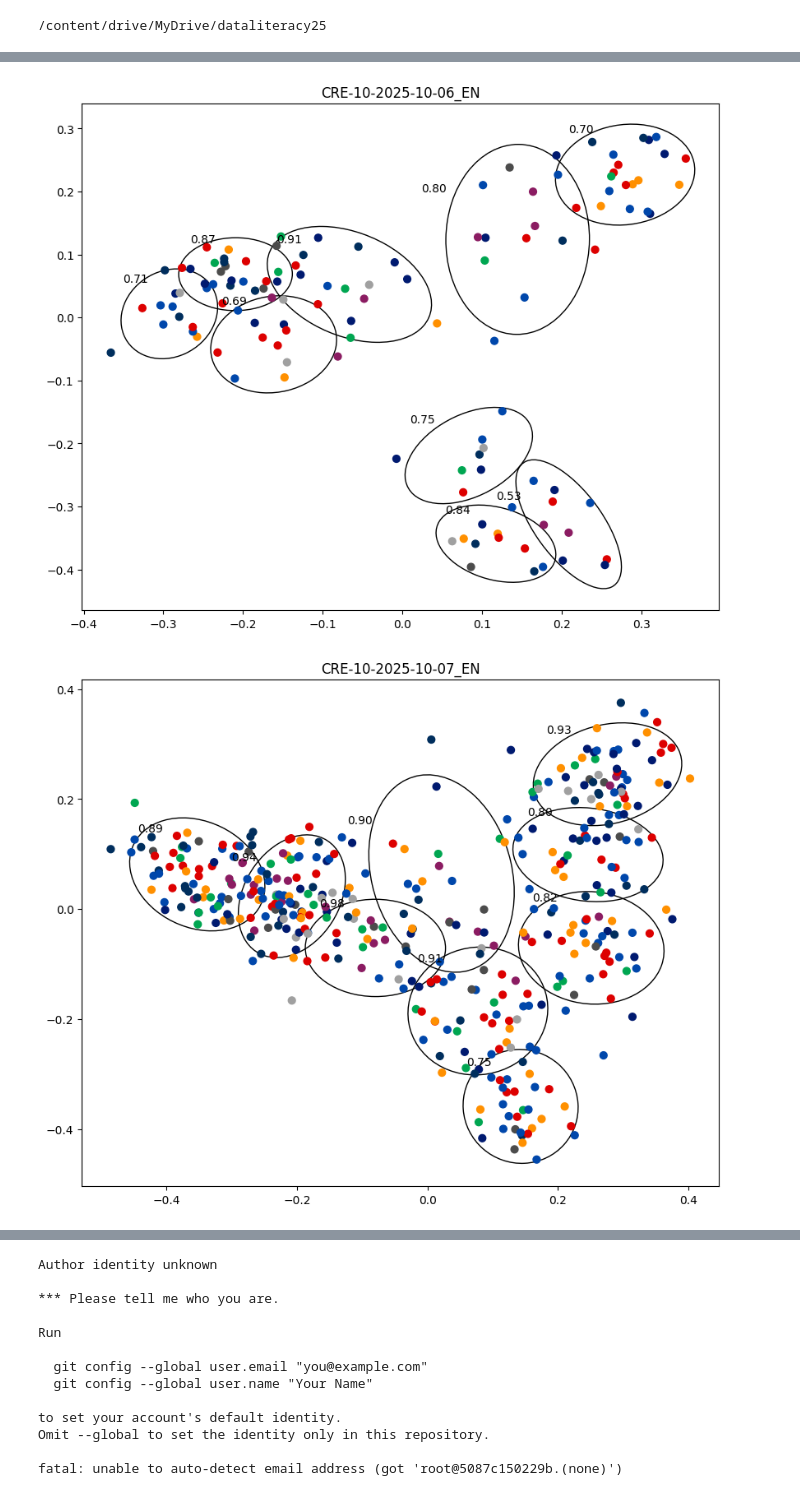
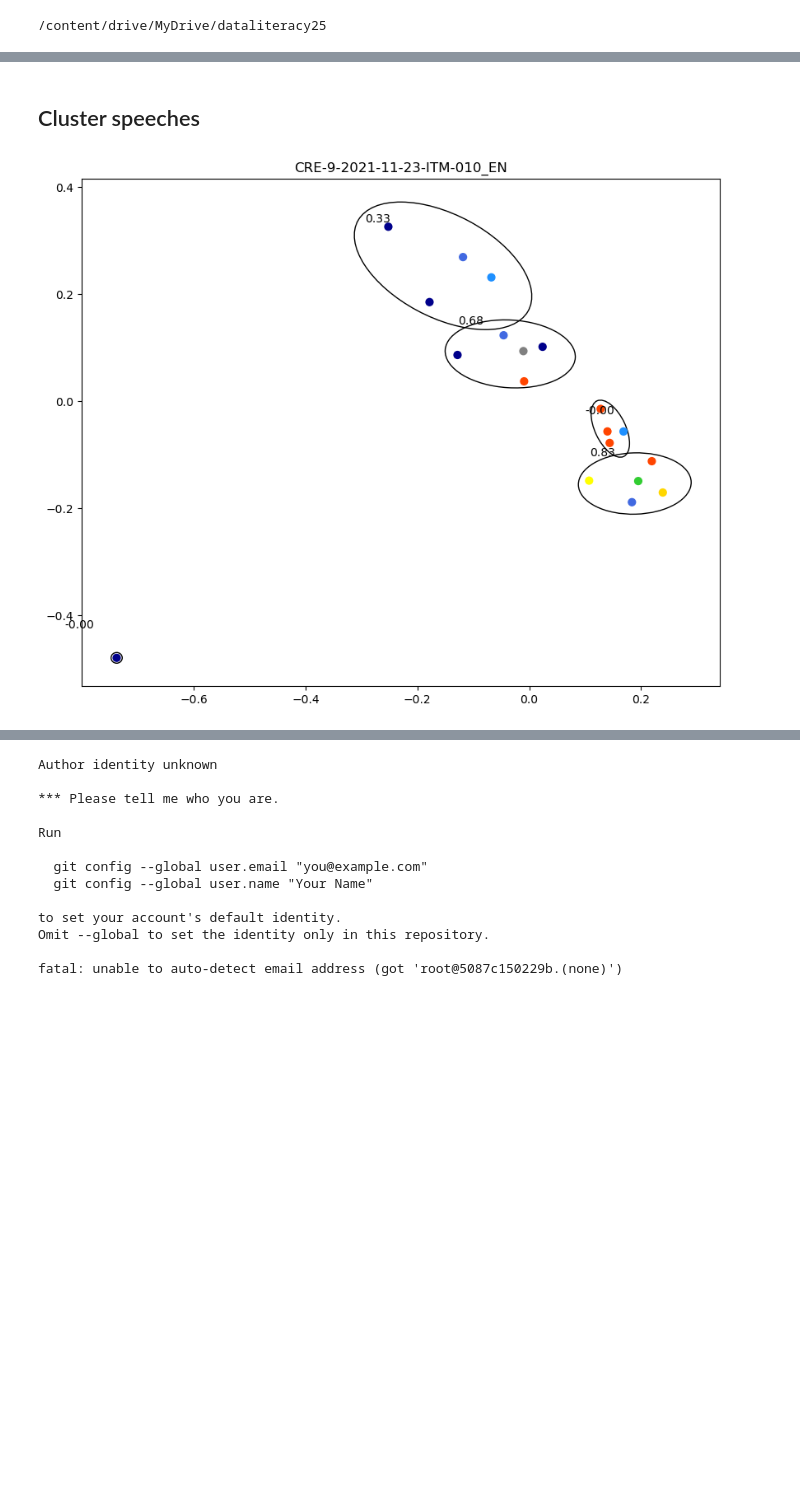
Before and after one commit to derkleinejakob/dataliteracy25, a Jupyter notebook: process_speeches.ipynb, the cells around one changed output, grey strips where cells are left out. Drawn from its saved outputs; the diff is of its cells as text; code cells hidden in the pictures; blank space fills up the shorter version.

Commit message:
redid plot for initial test

```diff
--- a/process_speeches.ipynb
+++ b/process_speeches.ipynb
@@ -100,6 +105,8 @@ for root, dirs, files in os.walk("data/csv/10"):
         embeddings = embedd_speech(speeches_capped.to_list())
 
         np.save(f"data/embeddings/10/{f.replace(".csv", ".npy")}", embeddings)
+# %% [markdown]
+## Cluster speeches
 # %%
 import seaborn as sns
 import matplotlib.pylab as plt
@@ -108,8 +115,10 @@ from sklearn.cluster import KMeans
 import matplotlib.pyplot as plt
 import json
 
-color_map = json.load(open("data/map_groups_color.json"))
-os.makedirs("data/plots/10", exist_ok=True)
+PARLIAMENT_CYLCE = 9
+
+color_map = json.load(open(f"data/party_maps/colors_{PARLIAMENT_CYLCE}.json"))
+os.makedirs(f"data/plots/{PARLIAMENT_CYLCE}", exist_ok=True)
 
 def reduce_and_cluster(embeddings, n_components=2, n_clusters=9):
   pca = PCA(n_components=n_components)
@@ -122,7 +131,7 @@ def reduce_and_cluster(embeddings, n_components=2, n_clusters=9):
 
 import numpy as np
 import matplotlib.pyplot as plt
-from matplotlib.patches import Ellipse
+from matplotlib.patches import Ellipse, Circle
 
 def plot_cluster_ellipses(X, labels, cluster_names, ax):
     # plot an ellipse around each cluster; chatgpt generated, naturally
@@ -132,17 +141,21 @@ def plot_cluster_ellipses(X, labels, cluster_names, ax):
         mean = cluster_points.mean(axis=0)
         cov = np.cov(cluster_points, rowvar=False)
 
-        # Eigen-decomposition for ellipse axes
-        vals, vecs = np.linalg.eigh(cov)
-        order = vals.argsort()[::-1]
-        vals, vecs = vals[order], vecs[:, order]
+        if len(cluster_points) == 1:
+          patch = Circle(mean, 0.01, fill=False, color="black")
+          # cluster is only 1 point => draw circle
+        else:
+          # Eigen-decomposition for ellipse axes
+          vals, vecs = np.linalg.eigh(cov)
+          order = vals.argsort()[::-1]
+          vals, vecs = vals[order], vecs[:, order]
 
-        theta = np.degrees(np.arctan2(*vecs[:,0][::-1]))
-        width, height = 2 * np.sqrt(vals) * 2  # scale factor for visibility
+          theta = np.degrees(np.arctan2(*vecs[:,0][::-1]))
+          width, height = 2 * np.sqrt(vals) * 2  # scale factor for visibility
 
-        ellipse = Ellipse(xy=mean, width=width, height=height,
-                          angle=theta, edgecolor='black', fc='none', lw=1)
-        ax.add_patch(ellipse)
+          patch = Ellipse(xy=mean, width=width, height=height,
+                            angle=theta, edgecolor='black', fc='none', lw=1)
+        ax.add_patch(patch)
 
         if cluster_names is not None:
           # Compute label position: top-left corner of ellipse
@@ -160,42 +173,44 @@ def plot_clusters(title, reduced, labels, parties, cluster_names, filename):
   ax.scatter(reduced[:,0], reduced[:,1], c=colors, s=40)
 
   # plt.legend(*scatter.legend_elements(), title="Cluster")
-  plt.savefig(f"data/plots/10/{filename}")
+  plt.savefig(f"data/plots/{PARLIAMENT_CYLCE}/{filename}")
 # %%
 def cluster_noise(row):
     # calculate entropy per cluster (chatgpt generated lol)
     values = row[1:].values
     probs = values / values.sum() if values.sum() > 0 else np.zeros_like(values)
     entropy = -np.sum([p * np.log(p) for p in probs if p > 0])
     norm_entropy = entropy / np.log(len(probs))
     return norm_entropy
 
 def noise_per_cluster(df, column):
     # one hot encode column (party / party orientation)
     column_one_hot = pd.get_dummies(df[column])
     df = df.join(column_one_hot)
     df = df.groupby("cluster").sum()
 
     noise_per_cluster = df[[*column_one_hot.columns]].apply(cluster_noise, axis=1)
     return noise_per_cluster
 
-orientation_map = json.load(open("data/map_groups_orientation.json"))
-
-for root, dirs, files in os.walk("data/csv/10"):
+for root, dirs, files in os.walk(f"data/csv/{PARLIAMENT_CYLCE}"):
     for f in files:
         df = pd.read_csv(f"{root}/{f}")
-        embeddings = np.load(f"data/embeddings/10/{f.replace(".csv", ".npy")}")
+        embeddings = np.load(f"data/embeddings/{PARLIAMENT_CYLCE}/{f.replace(".csv", ".npy")}")
 
-        reduced, labels = reduce_and_cluster(embeddings)
+        if f == "CRE-9-2021-11-23-ITM-010_EN.csv":
+            # the initial test contained one noise item at the end => remove it here, only to be able to plot this
+            df = df[:-1]
+            embeddings = embeddings[:-1]
+
+        reduced, labels = reduce_and_cluster(embeddings, n_clusters=len(color_map.keys()))
 
         # analyse the cluster consistency:
         # how homogenous are party memberships per cluster
         # one hot encode parties => then group by clusters
         df["cluster"] = labels
         cluster_noises = noise_per_cluster(df, "PP") # cluster => noise
         cluster_noises = cluster_noises.map(lambda x: f"{x:.2f}")
 
         plot_clusters(f.replace(".csv", ""), reduced, labels, df["PP"], cluster_noises, f.replace(".csv", ".svg"))
 # %% [output]
-[figure, old version]
+[figure, new version]
-[figure, removed]
```
Also changed, not shown: parts of 5 cells of this notebook, 24 other files.
